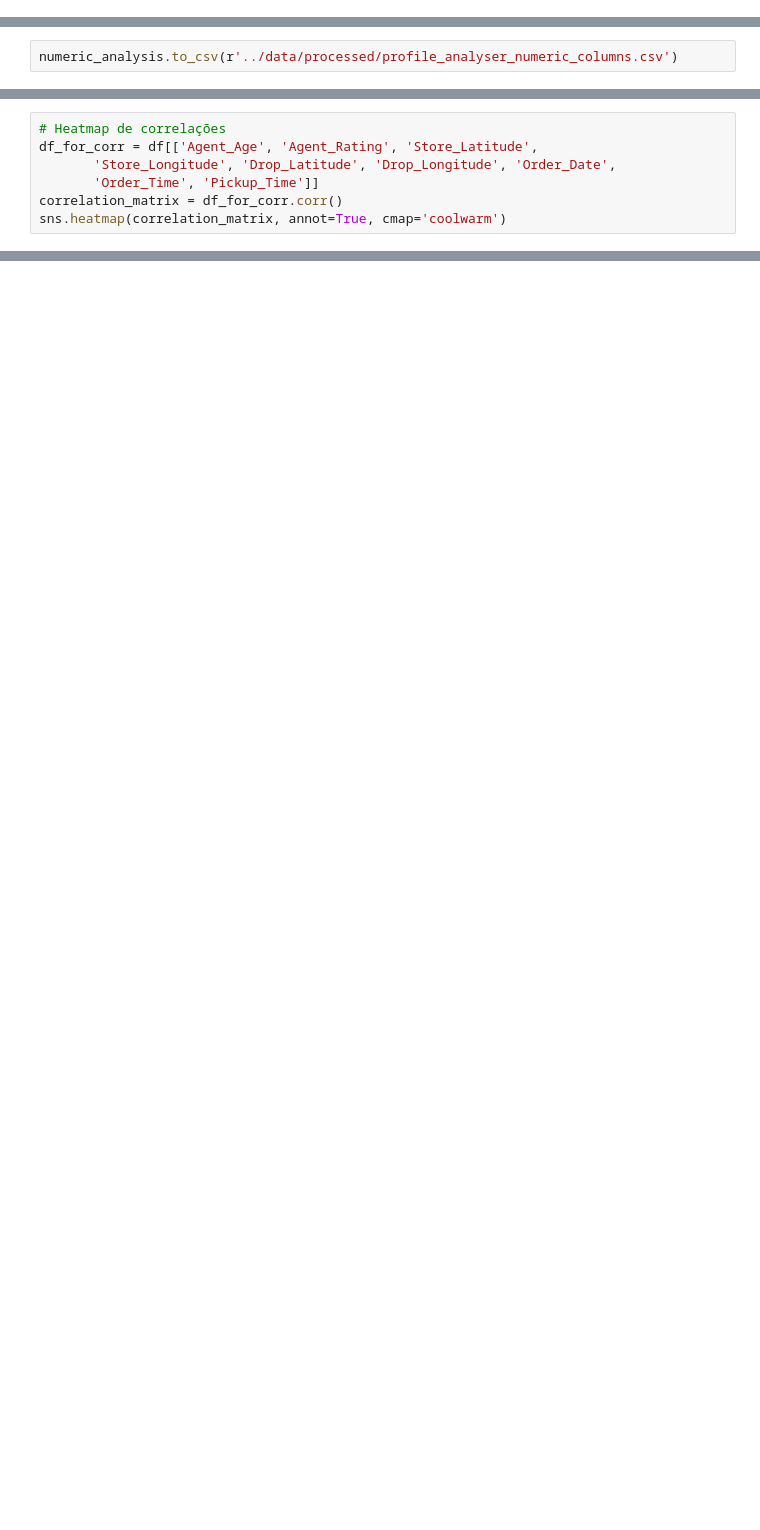
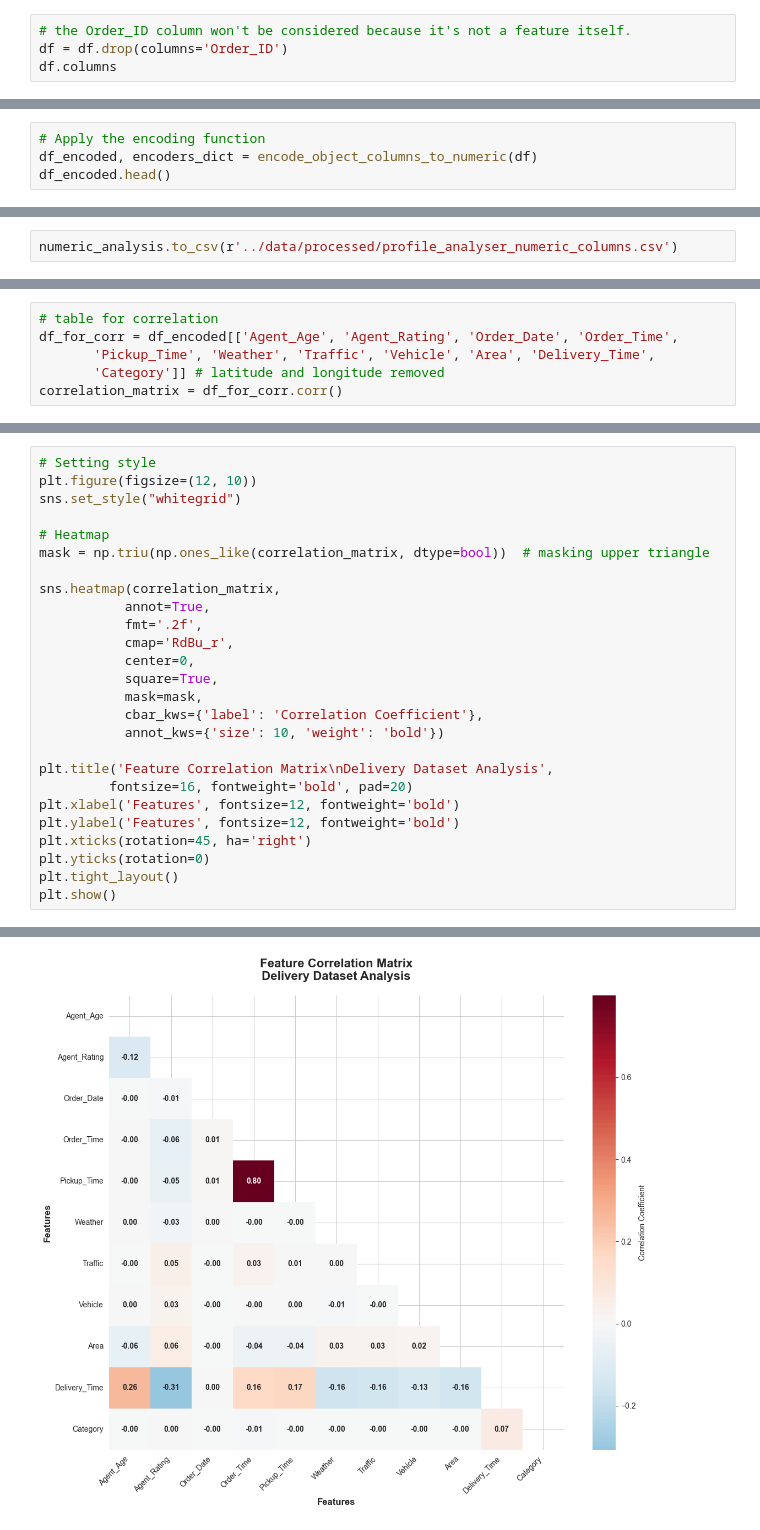
Before and after one commit to IgorComune/tech_challenge_ml_engineer_phase3, a Jupyter notebook: notebooks/01_EDA.ipynb, the cells around one changed output, grey strips where cells are left out. Saved outputs shown, nothing was run; the diff lists cells and outputs as text; blank space fills up the shorter version.

```diff
--- a/notebooks/01_EDA.ipynb
+++ b/notebooks/01_EDA.ipynb
@@ -185,0 +239,4 @@ Electronics     2841
+# %%
+# the Order_ID column won't be considered because it's not a feature itself.
+df = df.drop(columns='Order_ID')
+df.columns
@@ -185,0 +322,4 @@ Electronics     2841
+# %%
+# Apply the encoding function
+df_encoded, encoders_dict = encode_object_columns_to_numeric(df)
+df_encoded.head()
@@ -293,0 +440,6 @@ Index(['Order_ID', 'Agent_Age', 'Agent_Rating', 'Store_Latitude',
+# %%
+# table for correlation
+df_for_corr = df_encoded[['Agent_Age', 'Agent_Rating', 'Order_Date', 'Order_Time',
+       'Pickup_Time', 'Weather', 'Traffic', 'Vehicle', 'Area', 'Delivery_Time',
+       'Category']] # latitude and longitude removed
+correlation_matrix = df_for_corr.corr()
@@ -294,8 +448,27 @@ Index(['Order_ID', 'Agent_Age', 'Agent_Rating', 'Store_Latitude',
 # %%
-# Heatmap de correlações
-df_for_corr = df[['Agent_Age', 'Agent_Rating', 'Store_Latitude',
-       'Store_Longitude', 'Drop_Latitude', 'Drop_Longitude', 'Order_Date',
-       'Order_Time', 'Pickup_Time']]
-correlation_matrix = df_for_corr.corr()
-sns.heatmap(correlation_matrix, annot=True, cmap='coolwarm')
+# Setting style
+plt.figure(figsize=(12, 10))
+sns.set_style("whitegrid")
+
+# Heatmap
+mask = np.triu(np.ones_like(correlation_matrix, dtype=bool))  # masking upper triangle
+
+sns.heatmap(correlation_matrix,
+           annot=True,
+           fmt='.2f',
+           cmap='RdBu_r',
+           center=0,
+           square=True,
+           mask=mask,
+           cbar_kws={'label': 'Correlation Coefficient'},
+           annot_kws={'size': 10, 'weight': 'bold'})
+
+plt.title('Feature Correlation Matrix\nDelivery Dataset Analysis',
+         fontsize=16, fontweight='bold', pad=20)
+plt.xlabel('Features', fontsize=12, fontweight='bold')
+plt.ylabel('Features', fontsize=12, fontweight='bold')
+plt.xticks(rotation=45, ha='right')
+plt.yticks(rotation=0)
+plt.tight_layout()
+plt.show()
 # %% [output]
@@ -302,0 +475 @@ NameError: name 'sns' is not defined
+[figure, added]
```
Also changed, not shown: parts of 43 cells of this notebook, 15 other files.
